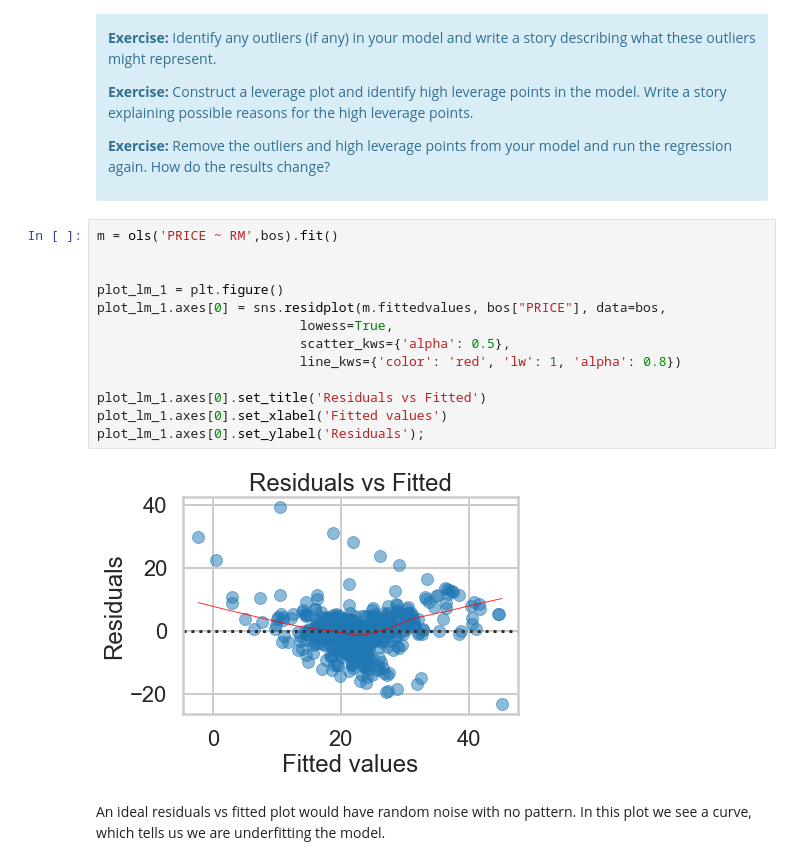
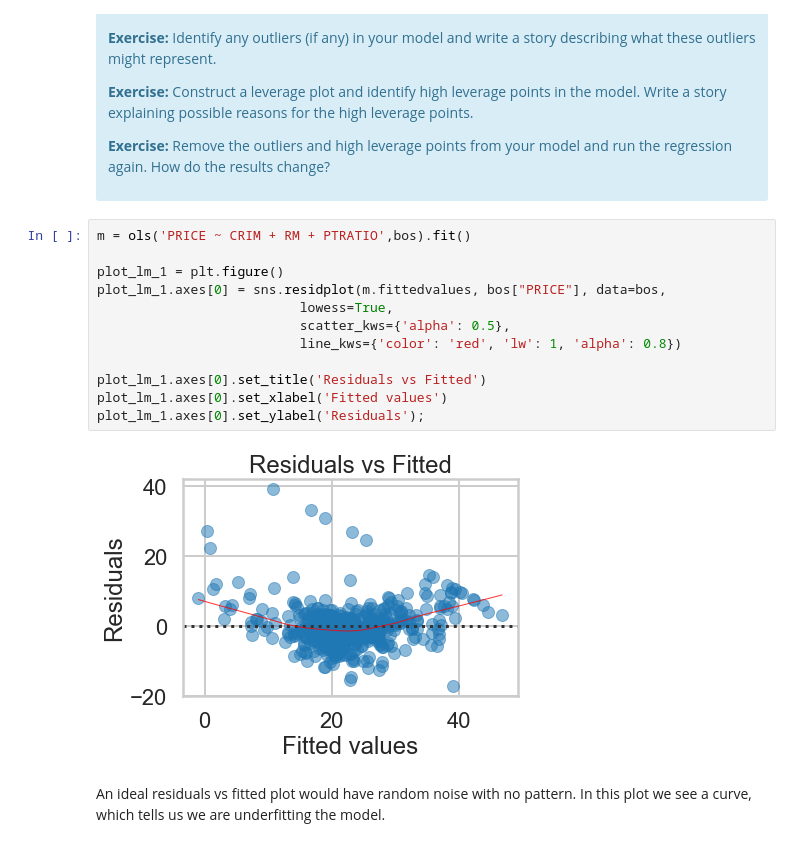
Before and after one commit to amandastrack/Springboard, a Jupyter notebook: linear_regression/Mini_Project_Linear_Regression.ipynb, the cells around one changed output. Saved outputs shown, nothing was run; the diff lists cells and outputs as text.

```diff
--- a/linear_regression/Mini_Project_Linear_Regression.ipynb
+++ b/linear_regression/Mini_Project_Linear_Regression.ipynb
@@ -819,20 +873,19 @@ There are some other issues that are important investigate with linear regressio
 <p><b>Exercise:</b> Remove the outliers and high leverage points from your model and run the regression again. How do the results change?</p>
 </div>
 # %%
-m = ols('PRICE ~ RM',bos).fit()
-
+m = ols('PRICE ~ CRIM + RM + PTRATIO',bos).fit()
 
 plot_lm_1 = plt.figure()
 plot_lm_1.axes[0] = sns.residplot(m.fittedvalues, bos["PRICE"], data=bos,
                           lowess=True,
                           scatter_kws={'alpha': 0.5},
                           line_kws={'color': 'red', 'lw': 1, 'alpha': 0.8})
 
 plot_lm_1.axes[0].set_title('Residuals vs Fitted')
 plot_lm_1.axes[0].set_xlabel('Fitted values')
 plot_lm_1.axes[0].set_ylabel('Residuals');
 # %% [output]
-[figure, old version]
+[figure, new version]
 # %% [markdown]
 An ideal residuals vs fitted plot would have random noise with no pattern. In this plot we see a curve, which tells us we are underfitting the model.
 # %%
```
Also changed, not shown: parts of 19 cells of this notebook, 1 other file.
